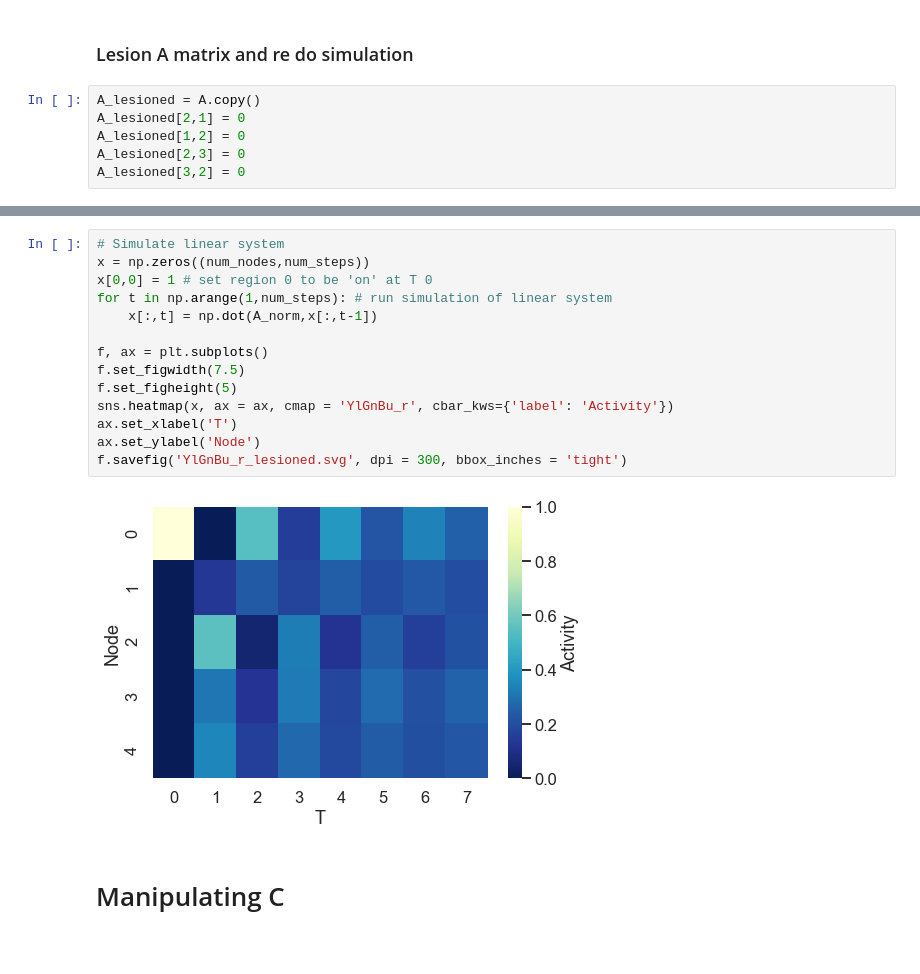
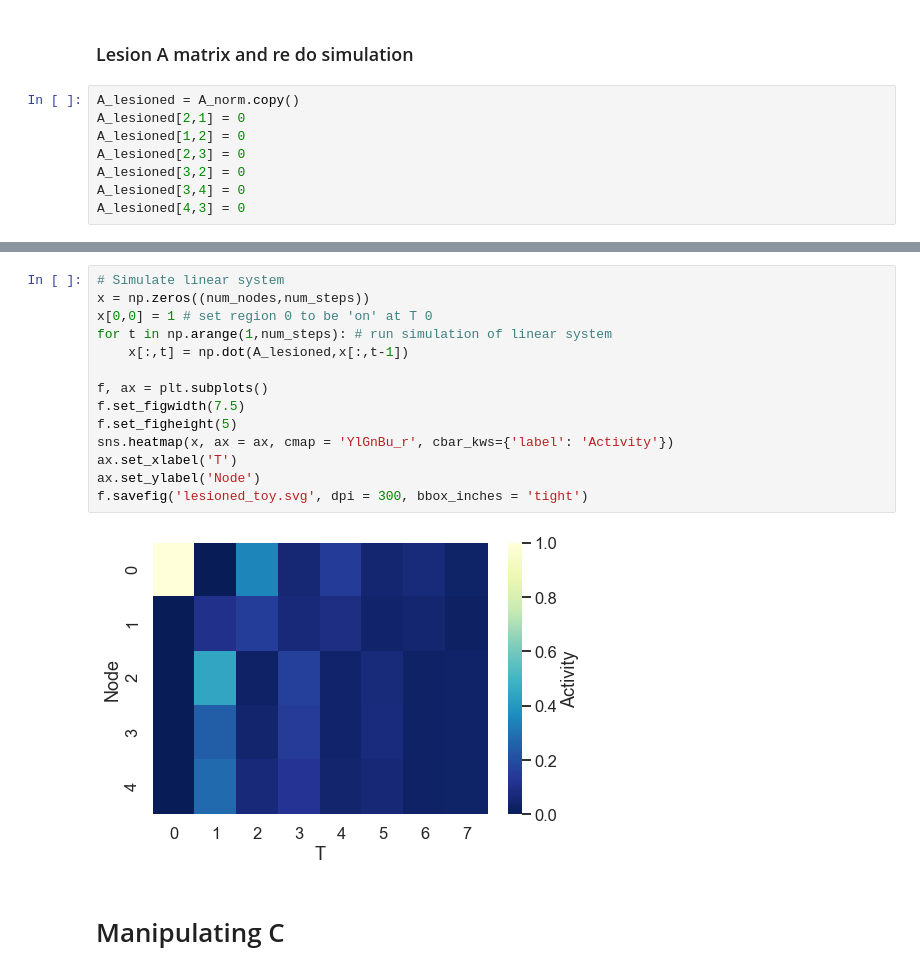
Before and after one commit to lindenmp/linear_system_demos, a Jupyter notebook: impulse_response.ipynb, the cells around one changed output, grey strips where cells are left out. Drawn from its saved outputs; the diff is of its cells as text.

```diff
--- a/impulse_response.ipynb
+++ b/impulse_response.ipynb
@@ -115,9 +121,11 @@ f.savefig('YlGnBu_r_full.svg', dpi = 300, bbox_inches = 'tight')
 # %% [markdown]
 ### Lesion A matrix and re do simulation
 # %%
-A_lesioned = A.copy()
+A_lesioned = A_norm.copy()
 A_lesioned[2,1] = 0
 A_lesioned[1,2] = 0
 A_lesioned[2,3] = 0
 A_lesioned[3,2] = 0
+A_lesioned[3,4] = 0
+A_lesioned[4,3] = 0
 # %%
@@ -147,19 +143,19 @@ sns.heatmap(A_norm, center = 0, ax = ax)
 # %%
 # Simulate linear system
 x = np.zeros((num_nodes,num_steps))
 x[0,0] = 1 # set region 0 to be 'on' at T 0
 for t in np.arange(1,num_steps): # run simulation of linear system
-    x[:,t] = np.dot(A_norm,x[:,t-1])
+    x[:,t] = np.dot(A_lesioned,x[:,t-1])
 
 f, ax = plt.subplots()
 f.set_figwidth(7.5)
 f.set_figheight(5)
 sns.heatmap(x, ax = ax, cmap = 'YlGnBu_r', cbar_kws={'label': 'Activity'})
 ax.set_xlabel('T')
 ax.set_ylabel('Node')
-f.savefig('YlGnBu_r_lesioned.svg', dpi = 300, bbox_inches = 'tight')
+f.savefig('lesioned_toy.svg', dpi = 300, bbox_inches = 'tight')
 # %% [output]
-[figure, old version]
+[figure, new version]
 # %% [markdown]
 # Manipulating C
 # %% [markdown]
```
Also changed, not shown: parts of 9 cells of this notebook.
